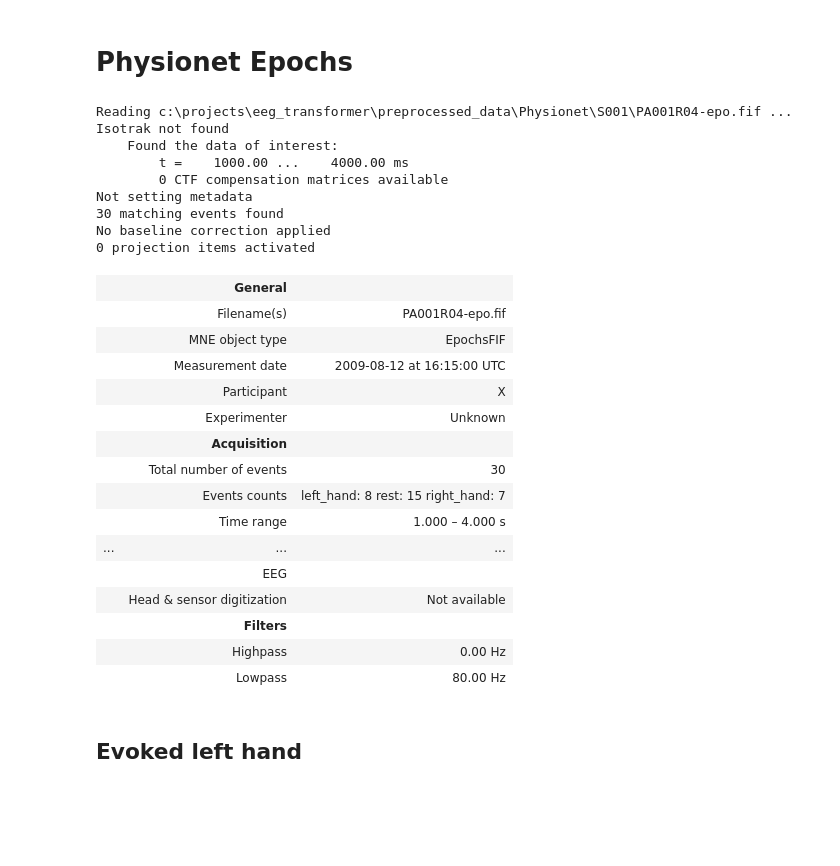
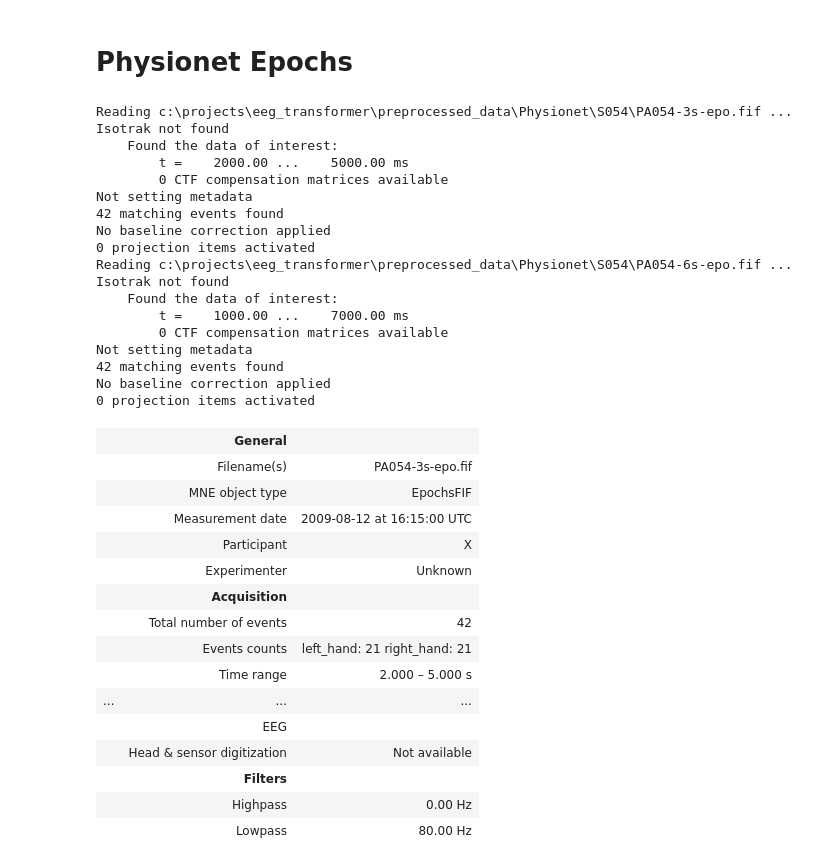
Before and after one commit to vixello/eeg_transformer, a Jupyter notebook: visualisation.ipynb, the cells around one changed output. Saved outputs shown, nothing was run; the diff lists cells and outputs as text; code cells hidden in the pictures; blank space fills up the shorter version.

```diff
--- a/visualisation.ipynb
+++ b/visualisation.ipynb
@@ -65,36 +38,45 @@ combining channels using GFP (eeg channels)
 # %% [markdown]
 # Physionet Epochs
-# %%
-directory = "./preprocessed_data/Physionet"
-
-s1_epochs = os.path.join(directory, "S001", "PA001R04-epo.fif")
-epochs = mne.read_epochs(s1_epochs)
-epochs
-# %% [output]
-Reading c:\projects\eeg_transformer\preprocessed_data\Physionet\S001\PA001R04-epo.fif ...
-Isotrak not found
-    Found the data of interest:
-        t =    1000.00 ...    4000.00 ms
-        0 CTF compensation matrices available
-Not setting metadata
-30 matching events found
-No baseline correction applied
-0 projection items activated
-|  | General |  |
-|  | Filename(s) | PA001R04-epo.fif |
-|  | MNE object type | EpochsFIF |
-|  | Measurement date | 2009-08-12 at 16:15:00 UTC |
-|  | Participant | X |
-|  | Experimenter | Unknown |
-|  | Acquisition |  |
-|  | Total number of events | 30 |
-|  | Events counts | left_hand: 8 rest: 15 right_hand: 7 |
-|  | Time range | 1.000 – 4.000 s |
-| ... | ... | ... |
-|  | EEG |  |
-|  | Head & sensor digitization | Not available |
-|  | Filters |  |
-|  | Highpass | 0.00 Hz |
-|  | Lowpass | 80.00 Hz |
-# %% [markdown]
-## Evoked left hand
+# %%
+directory = "./preprocessed_data/Physionet"
+
+filename_epochs_3s = os.path.join(directory, "S054", "PA054-3s-epo.fif")
+filename_epochs_6s = os.path.join(directory, "S054", "PA054-6s-epo.fif")
+epochs_3s = mne.read_epochs(filename_epochs_3s)
+epochs_6s = mne.read_epochs(filename_epochs_6s)
+epochs_3s
+# %% [output]
+Reading c:\projects\eeg_transformer\preprocessed_data\Physionet\S054\PA054-3s-epo.fif ...
+Isotrak not found
+    Found the data of interest:
+        t =    2000.00 ...    5000.00 ms
+        0 CTF compensation matrices available
+Not setting metadata
+42 matching events found
+No baseline correction applied
+0 projection items activated
+Reading c:\projects\eeg_transformer\preprocessed_data\Physionet\S054\PA054-6s-epo.fif ...
+Isotrak not found
+    Found the data of interest:
+        t =    1000.00 ...    7000.00 ms
+        0 CTF compensation matrices available
+Not setting metadata
+42 matching events found
+No baseline correction applied
+0 projection items activated
+|  | General |  |
+|  | Filename(s) | PA054-3s-epo.fif |
+|  | MNE object type | EpochsFIF |
+|  | Measurement date | 2009-08-12 at 16:15:00 UTC |
+|  | Participant | X |
+|  | Experimenter | Unknown |
+|  | Acquisition |  |
+|  | Total number of events | 42 |
+|  | Events counts | left_hand: 21 right_hand: 21 |
+|  | Time range | 2.000 – 5.000 s |
+| ... | ... | ... |
+|  | EEG |  |
+|  | Head & sensor digitization | Not available |
+|  | Filters |  |
+|  | Highpass | 0.00 Hz |
+|  | Lowpass | 80.00 Hz |
```
Also changed, not shown: parts of 12 cells of this notebook, 2 other files.
